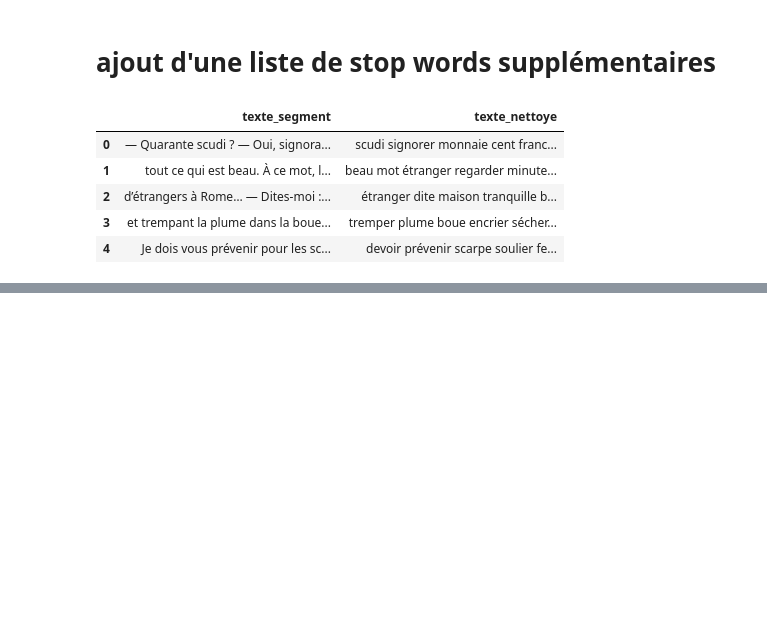
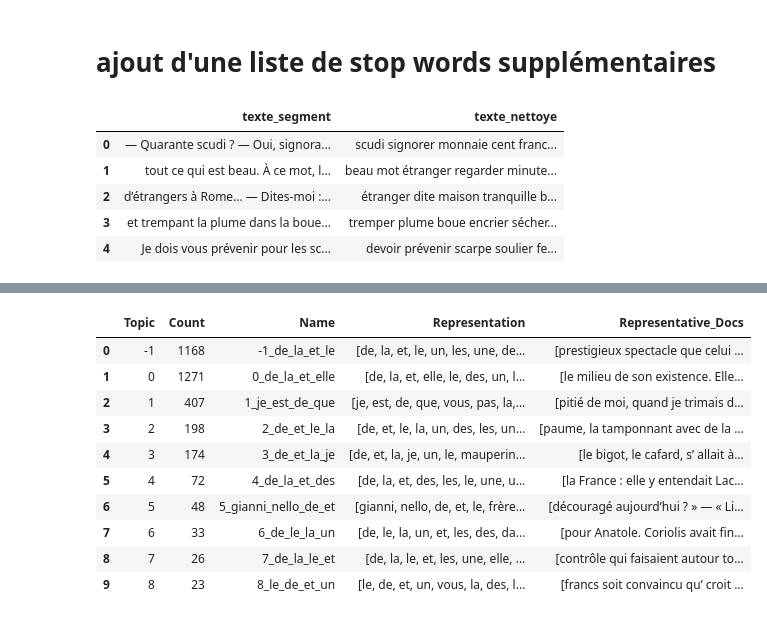
Before and after one commit to NagromLeBG/Champs_lexicaux_N-A, a Jupyter notebook: Test_champs_lexicaux/Test_CL_goncourt_200.ipynb, the cells around one changed output, grey strips where cells are left out. Drawn from its saved outputs; the diff is of its cells as text; code cells hidden in the pictures; blank space fills up the shorter version.

```diff
--- a/Test_champs_lexicaux/Test_CL_goncourt_200.ipynb
+++ b/Test_champs_lexicaux/Test_CL_goncourt_200.ipynb
@@ -402,0 +432,19 @@ Topic 10 : femme | amour | aimer | homme | maîtresse | amant | mari | amoureux
+# %%
+docs = df_segments["texte_segment"].tolist()
+# %%
+from bertopic import BERTopic
+from sklearn.feature_extraction.text import CountVectorizer
+
+vectorizer_model = CountVectorizer(
+    stop_words=list(stop_sup),   # ta stoplist complémentaire
+    min_df=3
+)
+
+topic_model = BERTopic(
+    language="multilingual",
+    vectorizer_model=vectorizer_model,
+    calculate_probabilities=True,
+    verbose=True
+)
+
+topics, probs = topic_model.fit_transform(docs)
@@ -402,0 +468,14 @@ Topic 10 : femme | amour | aimer | homme | maîtresse | amant | mari | amoureux
+# %%
+topic_model.get_topic_info().head(15)
+# %% [output]
+|  | Topic | Count | Name | Representation | Representative_Docs |
+| 0 | -1 | 1168 | -1_de_la_et_le | [de, la, et, le, un, les, une, de... | [prestigieux spectacle que celui ... |
+| 1 | 0 | 1271 | 0_de_la_et_elle | [de, la, et, elle, le, des, un, l... | [le milieu de son existence. Elle... |
+| 2 | 1 | 407 | 1_je_est_de_que | [je, est, de, que, vous, pas, la,... | [pitié de moi, quand je trimais d... |
+| 3 | 2 | 198 | 2_de_et_le_la | [de, et, le, la, un, des, les, un... | [paume, la tamponnant avec de la ... |
+| 4 | 3 | 174 | 3_de_et_la_je | [de, et, la, je, un, le, mauperin... | [le bigot, le cafard, s’ allait à... |
+| 5 | 4 | 72 | 4_de_la_et_des | [de, la, et, des, les, le, une, u... | [la France : elle y entendait Lac... |
+| 6 | 5 | 48 | 5_gianni_nello_de_et | [gianni, nello, de, et, le, frère... | [découragé aujourd’hui ? » — « Li... |
+| 7 | 6 | 33 | 6_de_le_la_un | [de, le, la, un, et, les, des, da... | [pour Anatole. Coriolis avait fin... |
+| 8 | 7 | 26 | 7_de_la_le_et | [de, la, le, et, les, une, elle, ... | [contrôle qui faisaient autour to... |
+| 9 | 8 | 23 | 8_le_de_et_un | [le, de, et, un, vous, la, des, l... | [francs soit convaincu qu’ croit ... |
```
Also changed, not shown: parts of 13 cells of this notebook.
